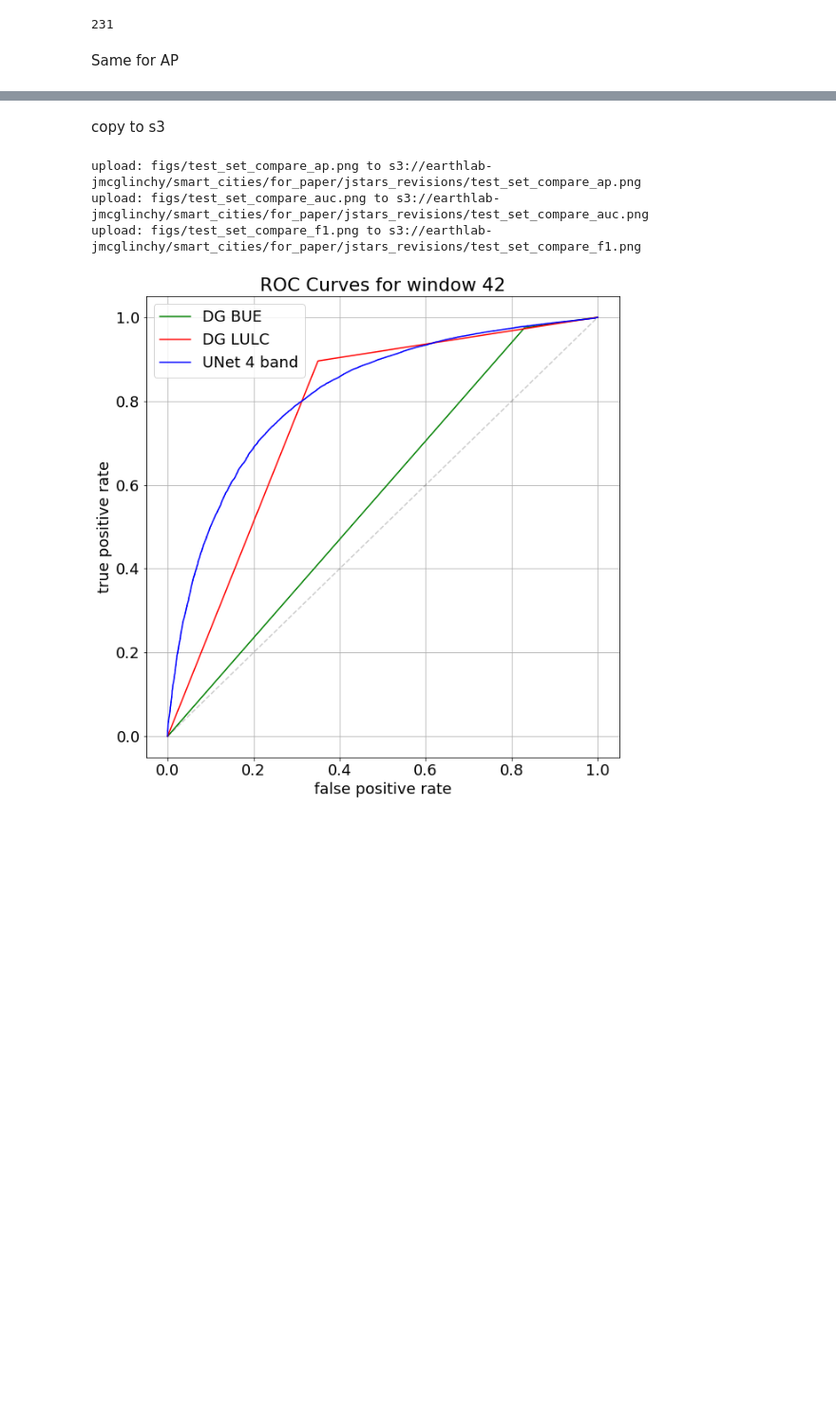
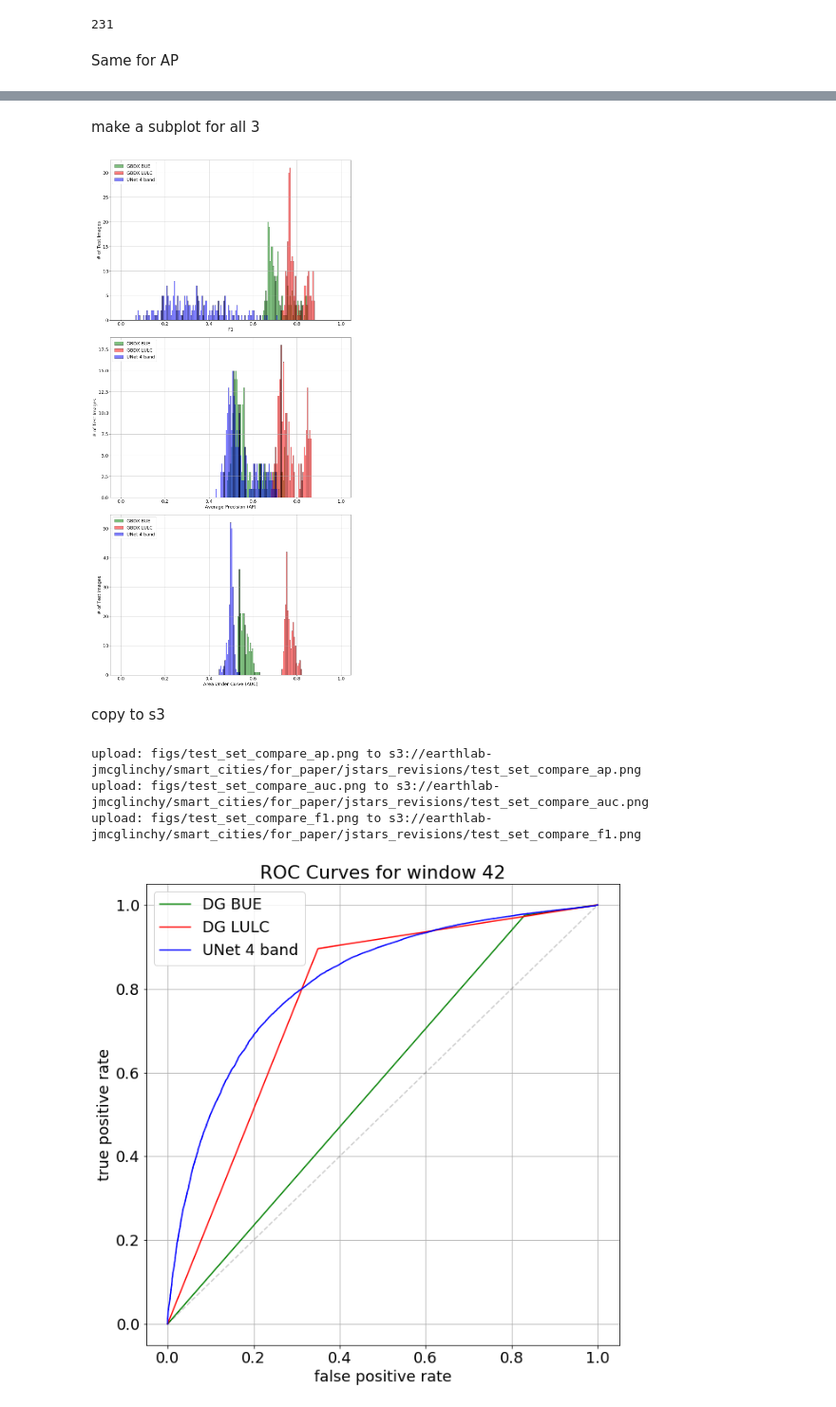
Before and after one commit to earthlab/IS_UNet_Resnet152, a Jupyter notebook: compare_DG_results_2016.ipynb, the cells around one changed output, grey strips where cells are left out. Shown at 95% size. Saved outputs shown, nothing was run; the diff lists cells and outputs as text; code cells hidden in the pictures; blank space fills up the shorter version.

```diff
--- a/compare_DG_results_2016.ipynb
+++ b/compare_DG_results_2016.ipynb
@@ -307,3 +314,51 @@ plt.show()
+# %% [markdown]
+make a subplot for all 3
+# %%
+font = {'family' : 'normal',
+        'weight' : 'medium',
+        'size'   : 18}
+
+# show the distribution of ROC AUC (area under curve)
+fig, ax = plt.subplots(3,1, figsize=(15,30))
+res = 0.005
+
+# F1
+ax[0].hist(dg_bue_f1, bins=np.arange(0., 1., res), color='g', alpha=0.5, edgecolor='k', label='GBDX BUE');
+ax[0].hist(dg_lulc_f1, bins=np.arange(0., 1., res), color='r', alpha=0.5, edgecolor='k', label='GBDX LULC');
+ax[0].hist(unet_f1, bins=np.arange(0., 1., res), color='b', alpha=0.5, edgecolor='k', label=unet_label)
+ax[0].legend(loc='upper left')
+# ax[0].title('Distributions of F1', fontsize=16)
+ax[0].set_ylabel('# of Test Images',)
+ax[0].set_xlabel('F1')
+ax[0].grid(True)
+
+# AP
+ax[1].hist(dg_bue_ap, bins=np.arange(0., 1., res), color='g', alpha=0.5, edgecolor='k', label='GBDX BUE');
+ax[1].hist(dg_lulc_ap, bins=np.arange(0., 1., res), color='r', alpha=0.5, edgecolor='k', label='GBDX LULC');
+ax[1].hist(unet_ap, bins=np.arange(0., 1., res), color='b', alpha=0.5, edgecolor='k', label=unet_label)
+ax[1].legend(loc='upper left')
+# ax[1].title('Distributions of F1', fontsize=16)
+ax[1].set_ylabel('# of Test Images',)
+ax[1].set_xlabel('Average Precision (AP)')
+ax[1].grid(True)
+
+# AUC
+ax[2].hist(dg_bue_auc, bins=np.arange(0., 1., res), color='g', alpha=0.5, edgecolor='k', label='GBDX BUE');
+ax[2].hist(dg_lulc_auc, bins=np.arange(0., 1., res), color='r', alpha=0.5, edgecolor='k', label='GBDX LULC');
+ax[2].hist(unet_auc, bins=np.arange(0., 1., res), color='b', alpha=0.5, edgecolor='k', label=unet_label)
+ax[2].legend(loc='upper left')
+# ax[2].title('Distributions of F1', fontsize=16)
+ax[2].set_ylabel('# of Test Images',)
+ax[2].set_xlabel('Area Under Curve (AUC)')
+ax[2].grid(True)
+
+
+plt.grid(True)
+plt.tight_layout()
+plt.savefig('./figs/test_set_compare_all_metrics.png')
+plt.show()
+# %% [output]
+[figure, added]
 # %% [markdown]
 copy to s3
 # %%
```
Also changed, not shown: parts of 7 cells of this notebook, 1 other file.
